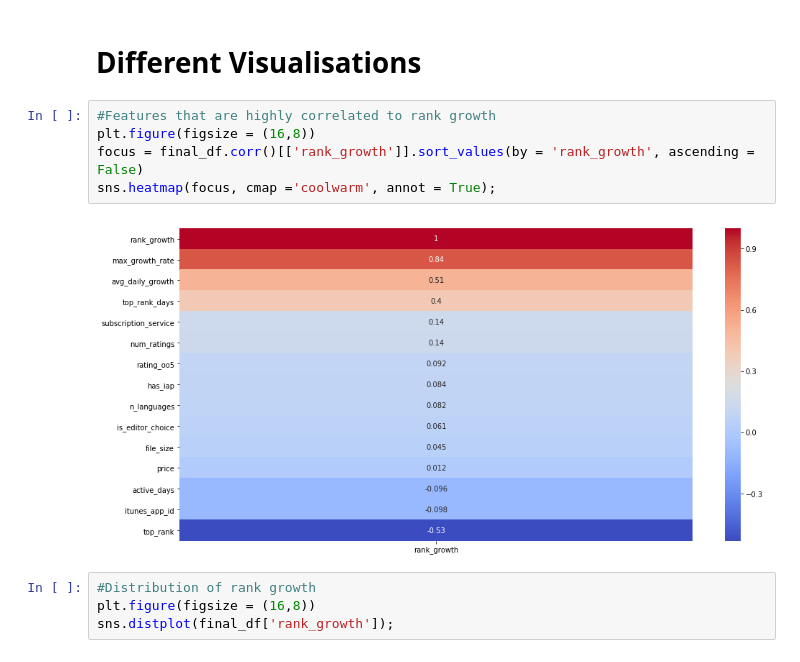
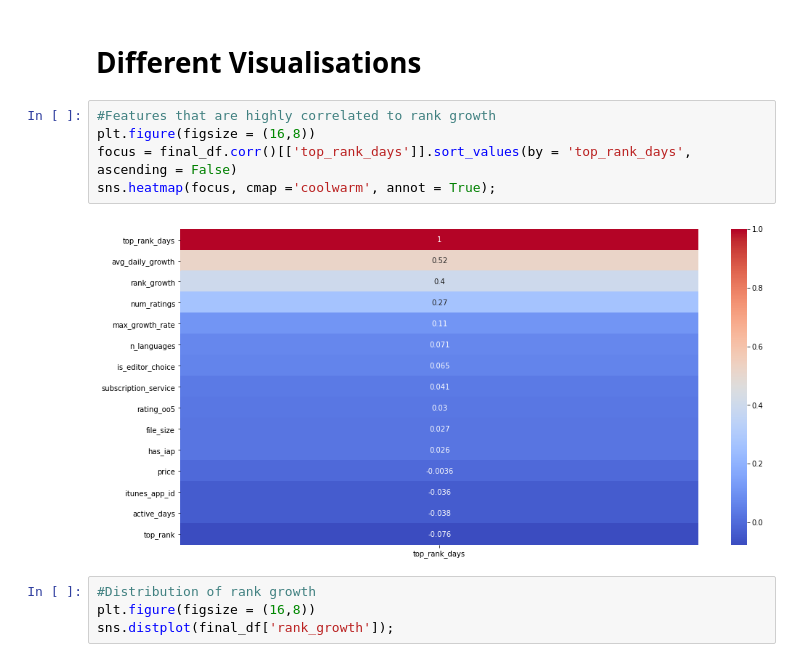
Before and after one commit to antonypaulson/Detecting_interesting_VC_investments, a Jupyter notebook: EDA_and_Machine_Learning_TCG.ipynb, the cells around one changed output. Cells and saved outputs as stored; diff of their text form.

```diff
--- a/EDA_and_Machine_Learning_TCG.ipynb
+++ b/EDA_and_Machine_Learning_TCG.ipynb
@@ -180,10 +181,10 @@ final_df['max_growth_rate'] = (final_df['rank_growth']/(final_df['top_rank'] + f
 # %%
 #Features that are highly correlated to rank growth
 plt.figure(figsize = (16,8))
-focus = final_df.corr()[['rank_growth']].sort_values(by = 'rank_growth', ascending = False)
+focus = final_df.corr()[['top_rank_days']].sort_values(by = 'top_rank_days', ascending = False)
 sns.heatmap(focus, cmap ='coolwarm', annot = True);
 # %% [output]
-[figure, old version]
+[figure, new version]
 # %%
 #Distribution of rank growth
 plt.figure(figsize = (16,8))
```
Also changed, not shown: parts of 7 cells of this notebook.
